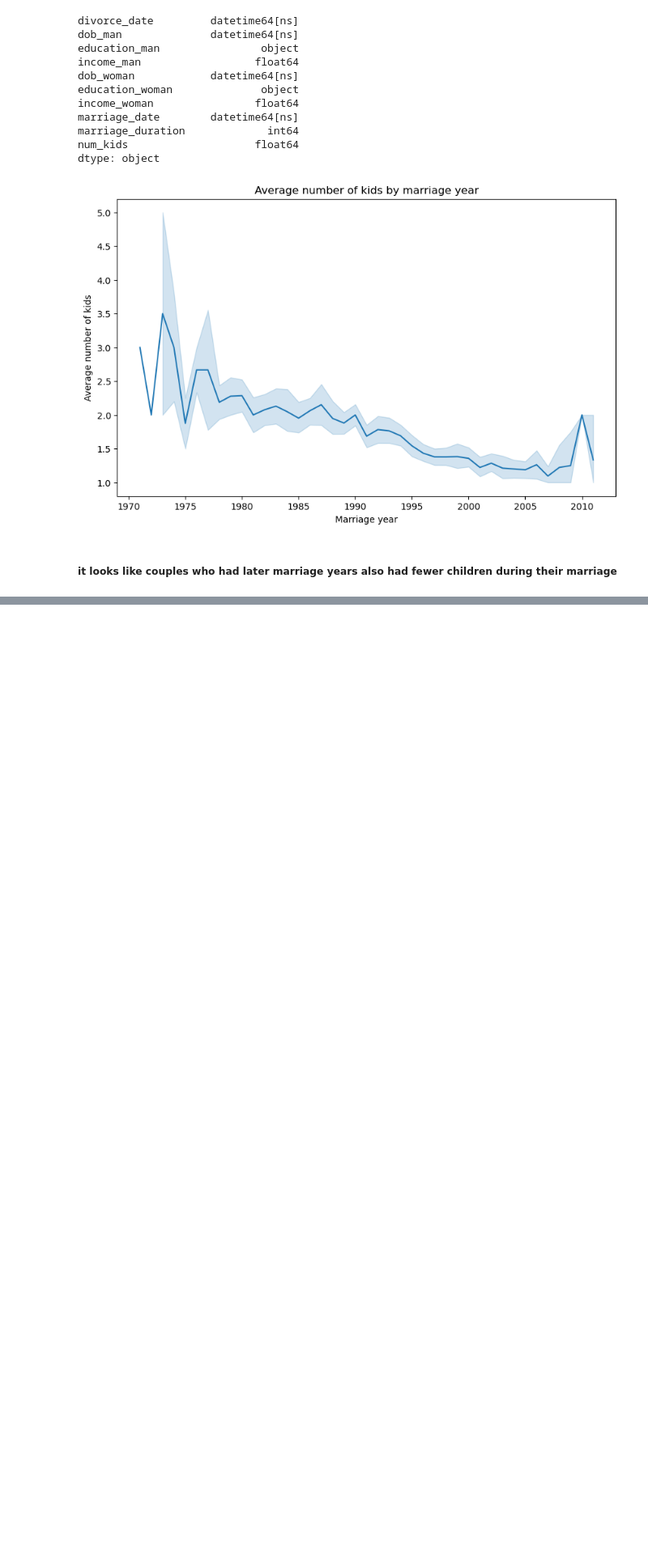
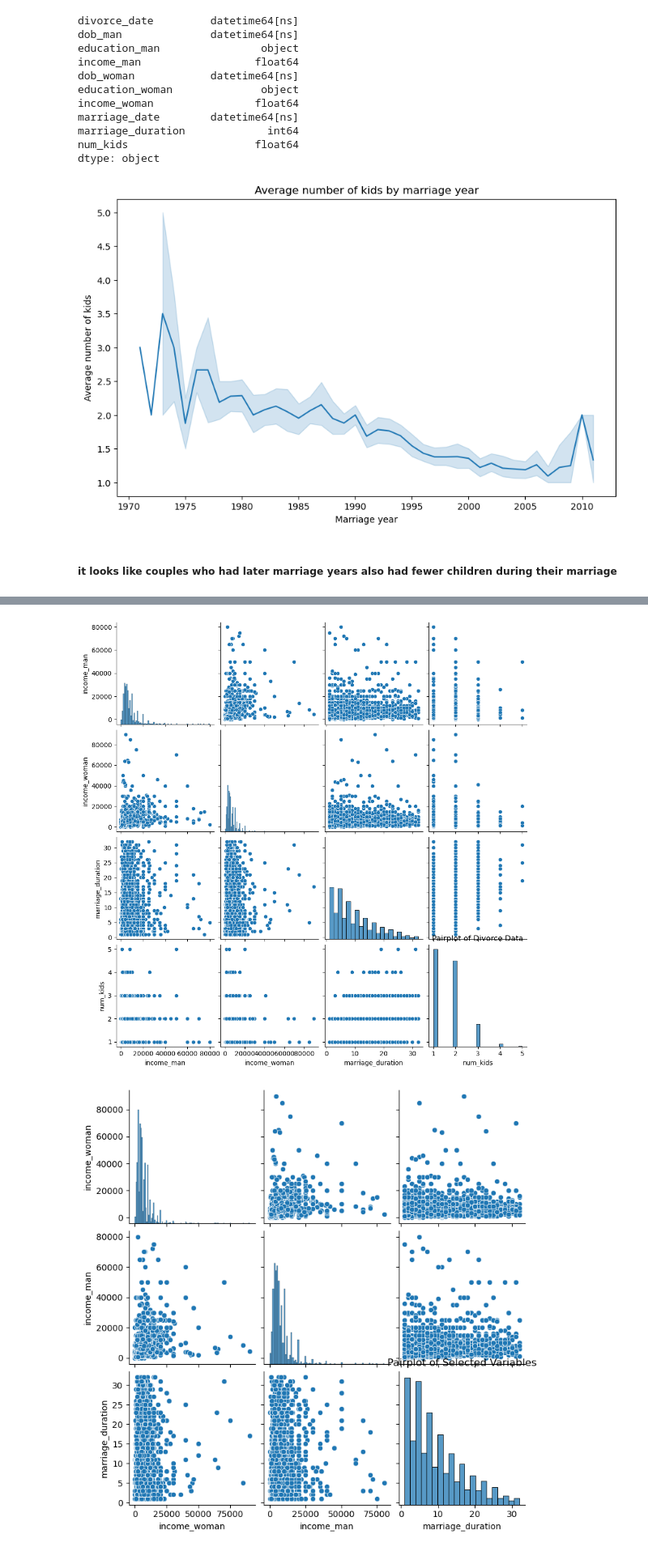
Before and after one commit to UCJPENIEL/Analytics-in-Python-Projects, a Jupyter notebook: Class data python class.ipynb, the cells around one changed output, grey strips where cells are left out. Shown at 81% size. Cells and saved outputs as stored; diff of their text form; code cells hidden in the pictures; blank space fills up the shorter version.

```diff
--- a/Class data python class.ipynb
+++ b/Class data python class.ipynb
@@ -374,0 +428,12 @@ dtype: object
+# %%
+sns.pairplot(data=divorce)
+plt.title("Pairplot of Divorce Data")
+plt.show()
+
+# limit the number of plotted relationships by setting the vars argument equal to the variables of interest.
+sns.pairplot(data=divorce, vars=["income_woman", "income_man", "marriage_duration"])
+plt.title("Pairplot of Selected Variables")
+plt.show()
+# %% [output]
+[figure, added]
+[figure, added]
```
Also changed, not shown: parts of 21 cells of this notebook.
